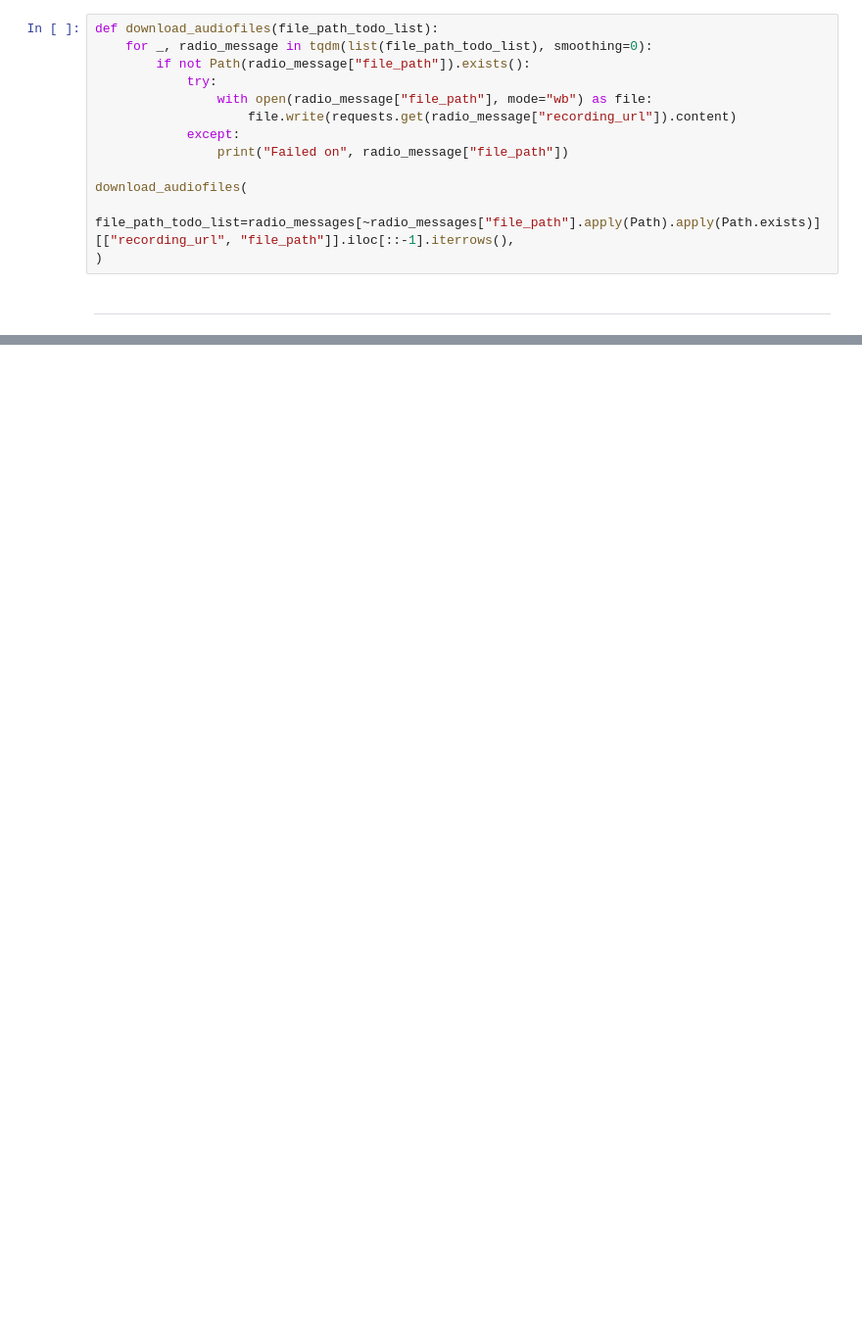
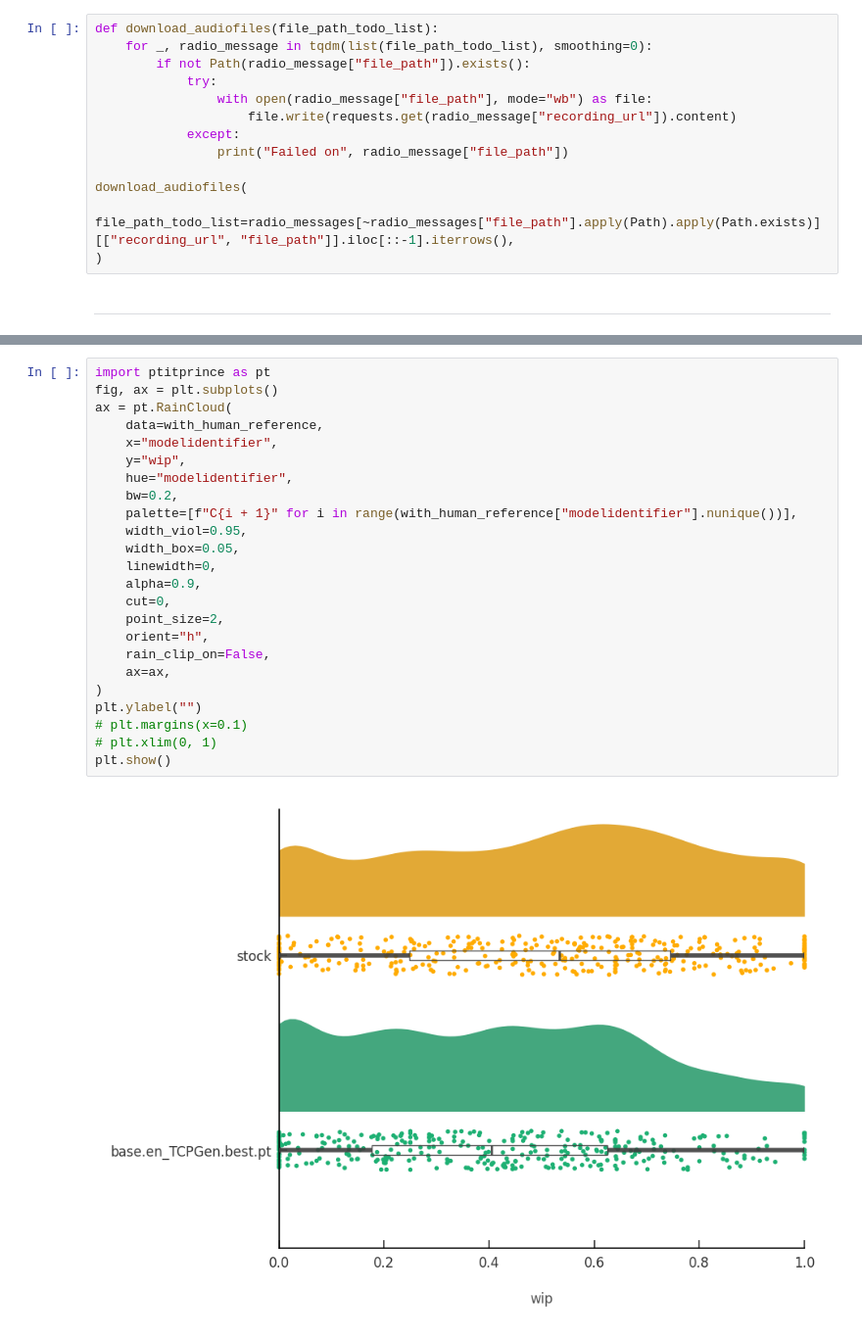
Before and after one commit to dlundgaard/F1-Radio-CBASR, a Jupyter notebook: workbook.ipynb, the cells around one changed output, grey strips where cells are left out. Shown: that part at 98% size. Saved outputs shown, nothing was run; the diff lists cells and outputs as text; blank space fills up the shorter version.

```diff
--- a/workbook.ipynb
+++ b/workbook.ipynb
@@ -392,2 +347,28 @@ plt.show()
 # %% [markdown]
 <!-- ln -s radio_messages/ /home/ucloud/.local/share/label-studio/radio_messages -->
+# %%
+import ptitprince as pt
+fig, ax = plt.subplots()
+ax = pt.RainCloud(
+    data=with_human_reference,
+    x="modelidentifier",
+    y="wip",
+    hue="modelidentifier",
+    bw=0.2,
+    palette=[f"C{i + 1}" for i in range(with_human_reference["modelidentifier"].nunique())],
+    width_viol=0.95,
+    width_box=0.05,
+    linewidth=0,
+    alpha=0.9,
+    cut=0,
+    point_size=2,
+    orient="h",
+    rain_clip_on=False,
+    ax=ax,
+)
+plt.ylabel("")
+# plt.margins(x=0.1)
+# plt.xlim(0, 1)
+plt.show()
+# %% [output]
+[figure, added]
```
Also changed, not shown: parts of 16 cells of this notebook, 29 other files.
